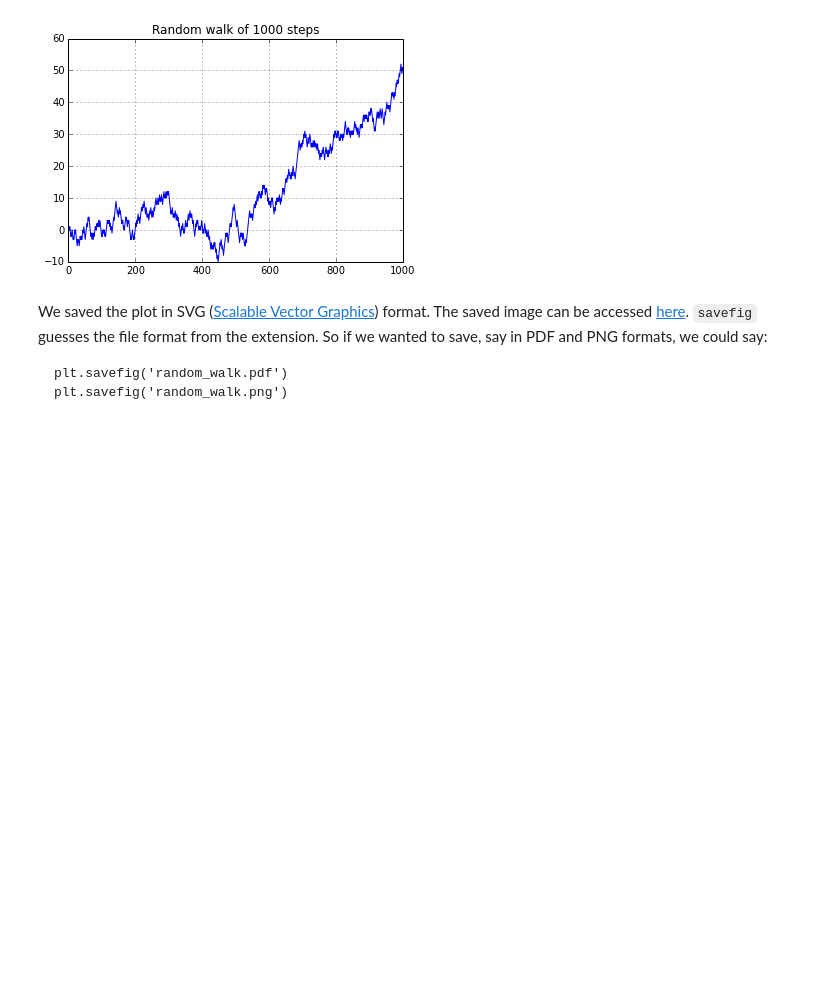
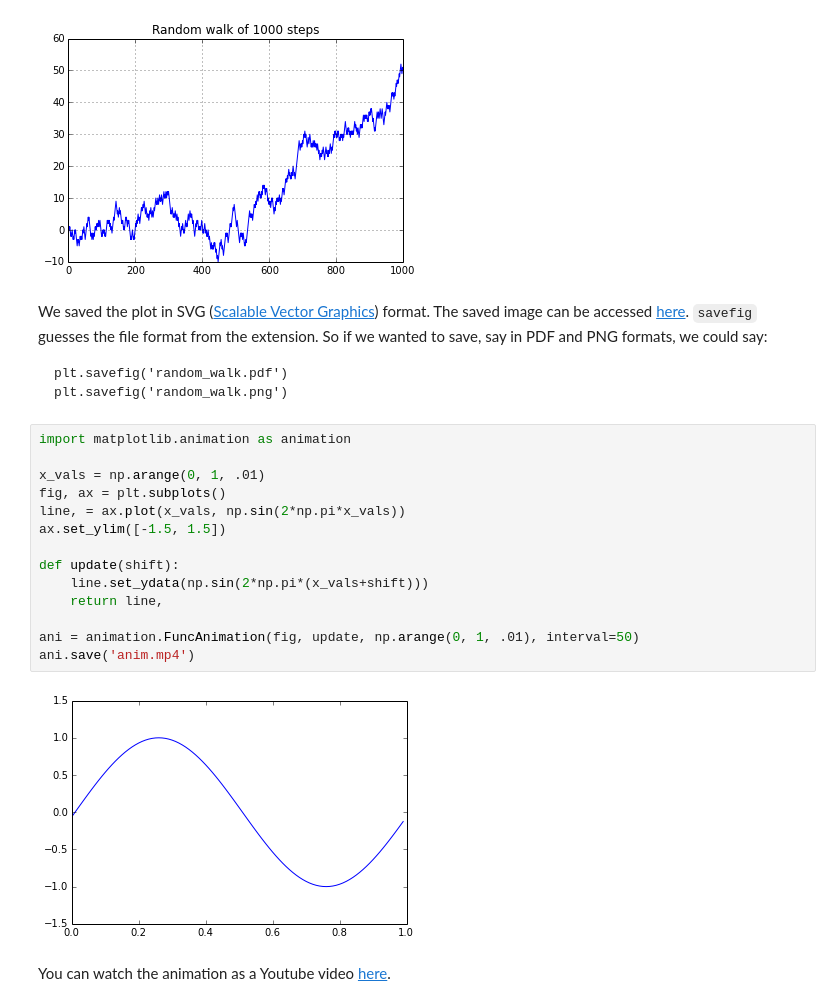
Before and after one commit to ambujtewari/stats607a-fall2014, a Jupyter notebook: Lecture 08.ipynb, the cells around one changed output. Drawn from its saved outputs; the diff is of its cells as text; blank space fills up the shorter version.

```diff
--- a/Lecture 08.ipynb
+++ b/Lecture 08.ipynb
@@ -123,3 +123,21 @@ We saved the plot in SVG ([Scalable Vector Graphics](http://en.wikipedia.org/wik
 
     plt.savefig('random_walk.pdf')
     plt.savefig('random_walk.png')
+# %%
+import matplotlib.animation as animation
+
+x_vals = np.arange(0, 1, .01)
+fig, ax = plt.subplots()
+line, = ax.plot(x_vals, np.sin(2*np.pi*x_vals))
+ax.set_ylim([-1.5, 1.5])
+
+def update(shift):
+    line.set_ydata(np.sin(2*np.pi*(x_vals+shift)))
+    return line,
+
+ani = animation.FuncAnimation(fig, update, np.arange(0, 1, .01), interval=50)
+ani.save('anim.mp4')
+# %% [output]
+[figure, added]
+# %% [markdown]
+You can watch the animation as a Youtube video [here](http://youtu.be/bRiooD6DK_s).
```
